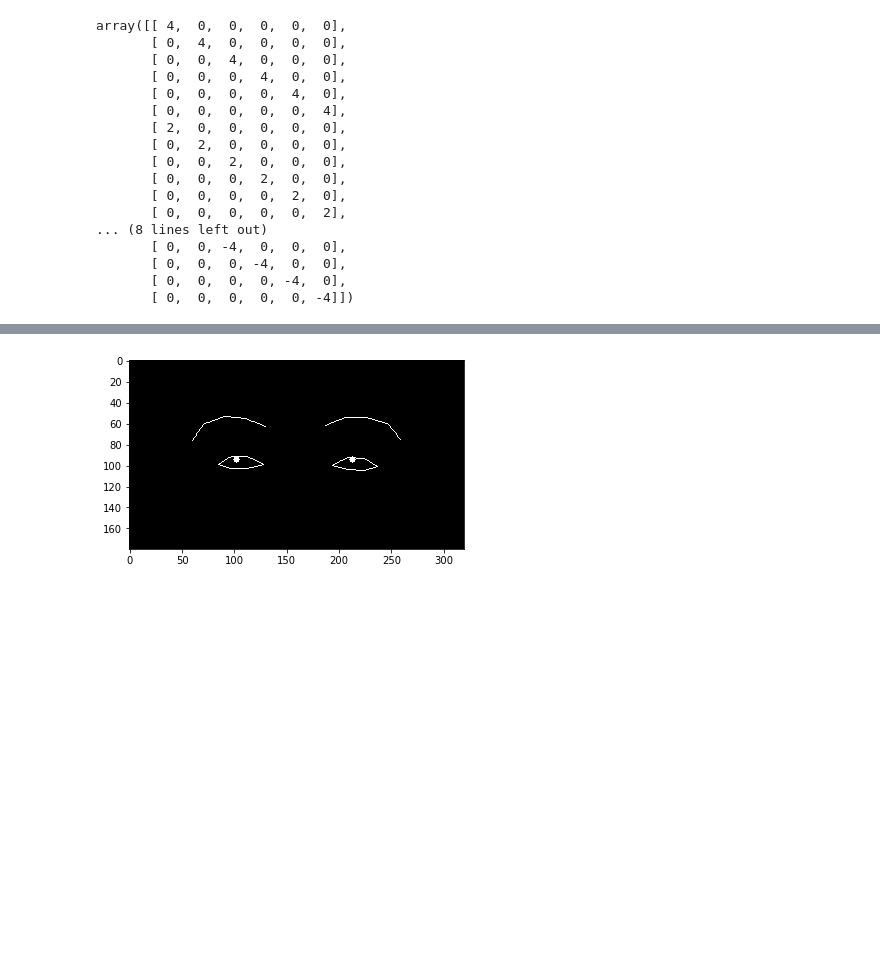
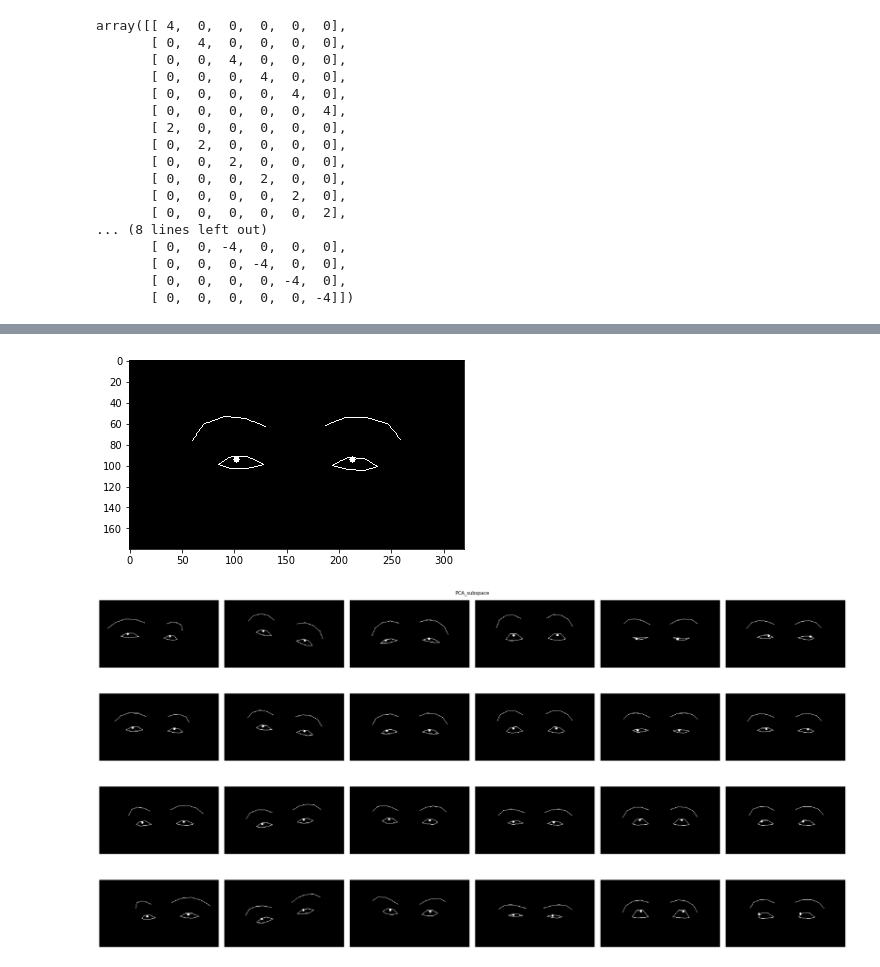
Before and after one commit to ehwa009/Eye_Motion_Dataset, a Jupyter notebook: pca_analysis.ipynb, the cells around one changed output, grey strips where cells are left out. Cells and saved outputs as stored; diff of their text form; code cells hidden in the pictures; blank space fills up the shorter version.

Commit message:
pca_subspace_0.1

```diff
--- a/pca_analysis.ipynb
+++ b/pca_analysis.ipynb
@@ -58,7 +58,7 @@ def plot_gallery(title, images, n_col=n_col, n_row=n_row, cmap=plt.cm.gray):
 # %%
 display = Display(180, 320)
 # %%
-n_components = n_row * n_col
+n_components = 6
 estimator = decomposition.PCA(n_components, svd_solver='randomized', whiten=True)
 estimator.fit(data)
 estimator.explained_variance_ratio_
@@ -111,14 +111,17 @@ array([[  76.67850907,   90.41949151,  189.29767504, ...,   66.29544384,
 # %%
+# mean expression
+mean = estimator.inverse_transform(mean_expression)
+mean = [int(o) for o in list(mean)]
+# pca subspace expression
 images = []
 for space in subspace:
     inversed = [int(s) for s in space]
     img = display.draw_frame(inversed, False)
     images.append(img)
 
-out = estimator.inverse_transform(mean_expression)
-out = [int(o) for o in list(out)]
-img = display.draw_frame(out, False)
-plt.imshow(img)
+plt.imshow(display.draw_frame(mean, False))
+plot_gallery('PCA_subspace', images)
 plt.show()
 # %% [output]
 [figure]
+[figure, added]
```
Also changed, not shown: parts of 1 cell of this notebook.
